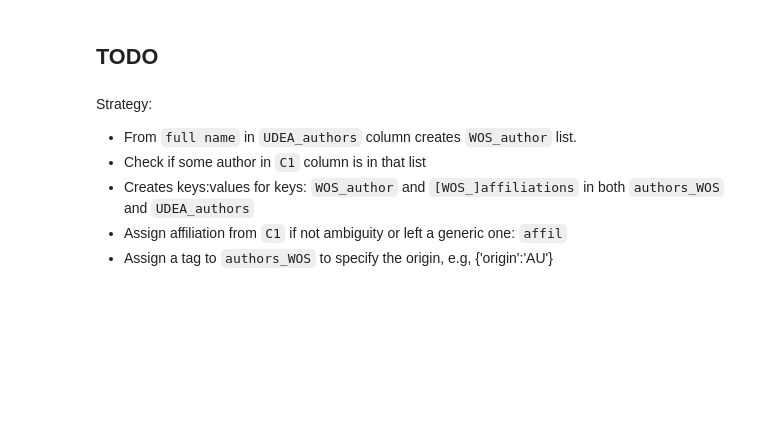
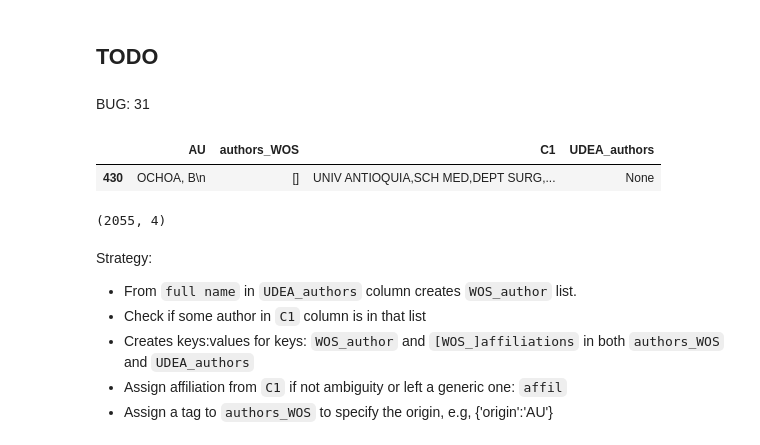
Before and after one commit to restrepo/medicion, a Jupyter notebook: cienciometria/Query_CTR-FCEN.ipynb, the cells around one changed output. Drawn from its saved outputs; the diff is of its cells as text; code cells hidden in the pictures; blank space fills up the shorter version.

```diff
--- a/cienciometria/Query_CTR-FCEN.ipynb
+++ b/cienciometria/Query_CTR-FCEN.ipynb
@@ -288,5 +286,15 @@ BUG: 10178,10184
+# %% [markdown]
+BUG: 31
 # %%
 aw=UDEA[UDEA['authors_WOS'].apply(len)==0][['AU','authors_WOS','C1','UDEA_authors']].reset_index(drop=True)
+aw[430:431]
+# %% [output]
+|  | AU | authors_WOS | C1 | UDEA_authors |
+| 430 | OCHOA, B\n | [] | UNIV ANTIOQUIA,SCH MED,DEPT SURG,... | None |
+# %%
+aw.shape
+# %% [output]
+(2055, 4)
 # %% [markdown]
 Strategy:
 * From `full name` in `UDEA_authors` column creates `WOS_author` list.
```
Also changed, not shown: parts of 16 cells of this notebook.
